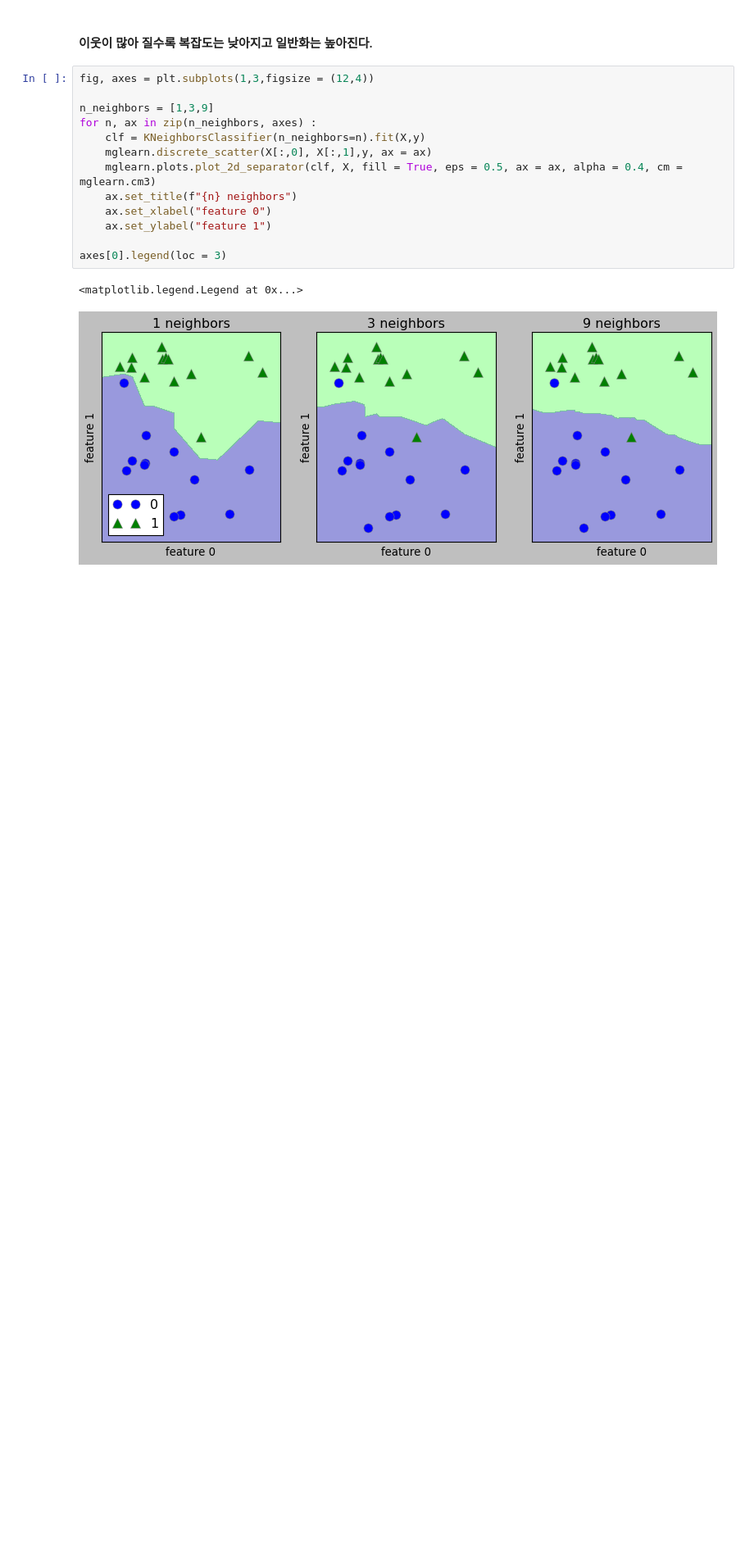
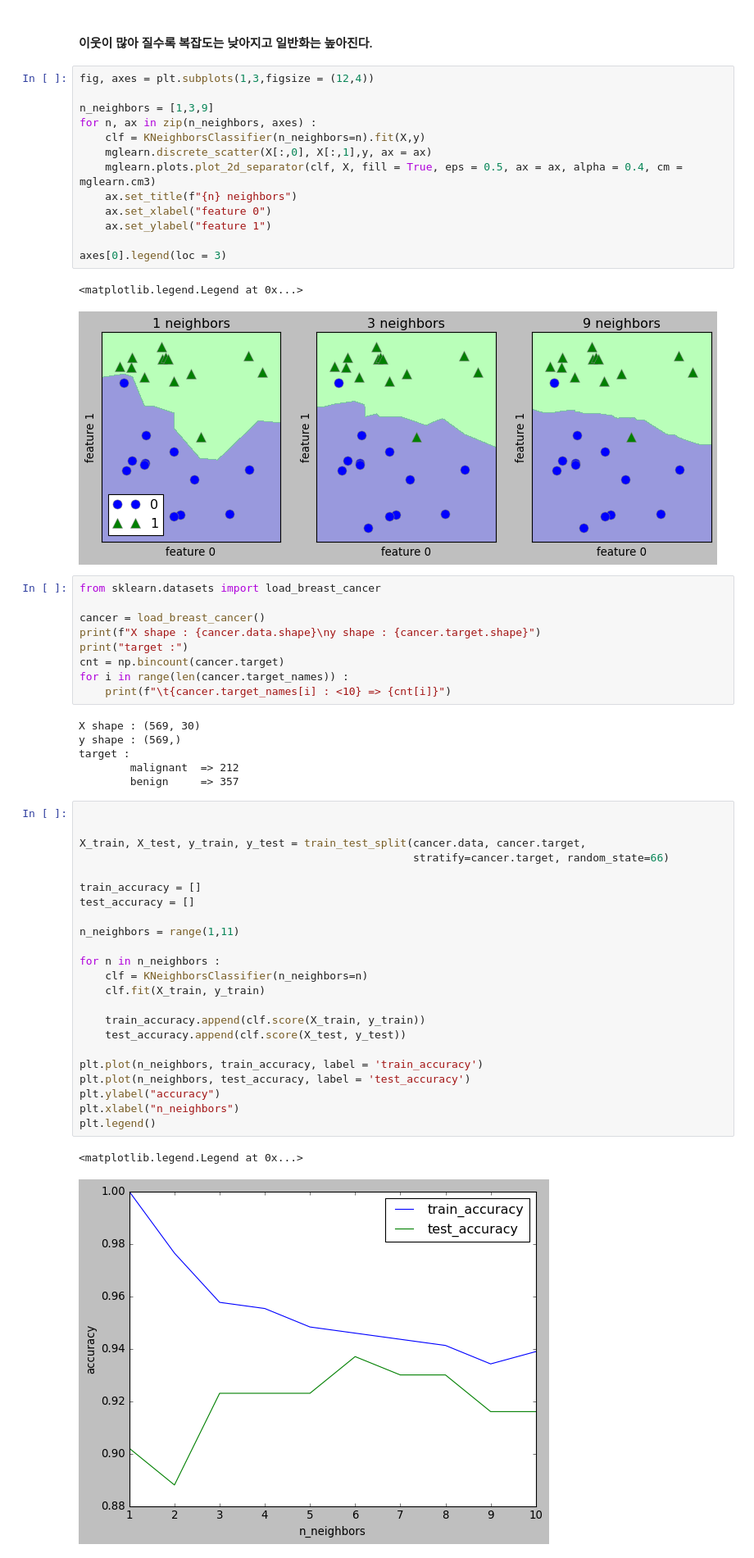
Before and after one commit to Hosung-Ahn/IntroducingML, a Jupyter notebook: Chpter2-supervised_learning/note.ipynb, the cells around one changed output. Shown: that part at 82% size. Cells and saved outputs as stored; diff of their text form; blank space fills up the shorter version.

```diff
--- a/Chpter2-supervised_learning/note.ipynb
+++ b/Chpter2-supervised_learning/note.ipynb
@@ -76,3 +78,44 @@ axes[0].legend(loc = 3)
 # %% [output]
 <matplotlib.legend.Legend at 0x...>
 [figure]
+# %%
+from sklearn.datasets import load_breast_cancer
+
+cancer = load_breast_cancer()
+print(f"X shape : {cancer.data.shape}\ny shape : {cancer.target.shape}")
+print("target :")
+cnt = np.bincount(cancer.target)
+for i in range(len(cancer.target_names)) :
+    print(f"\t{cancer.target_names[i] : <10} => {cnt[i]}")
+# %% [output]
+X shape : (569, 30)
+y shape : (569,)
+target :
+        malignant  => 212
+        benign     => 357
+# %%
+
+
+X_train, X_test, y_train, y_test = train_test_split(cancer.data, cancer.target,
+                                                    stratify=cancer.target, random_state=66)
+
+train_accuracy = []
+test_accuracy = []
+
+n_neighbors = range(1,11)
+
+for n in n_neighbors :
+    clf = KNeighborsClassifier(n_neighbors=n)
+    clf.fit(X_train, y_train)
+
+    train_accuracy.append(clf.score(X_train, y_train))
+    test_accuracy.append(clf.score(X_test, y_test))
+
+plt.plot(n_neighbors, train_accuracy, label = 'train_accuracy')
+plt.plot(n_neighbors, test_accuracy, label = 'test_accuracy')
+plt.ylabel("accuracy")
+plt.xlabel("n_neighbors")
+plt.legend()
+# %% [output]
+<matplotlib.legend.Legend at 0x...>
+[figure, added]
```
Also changed, not shown: parts of 3 cells of this notebook.
